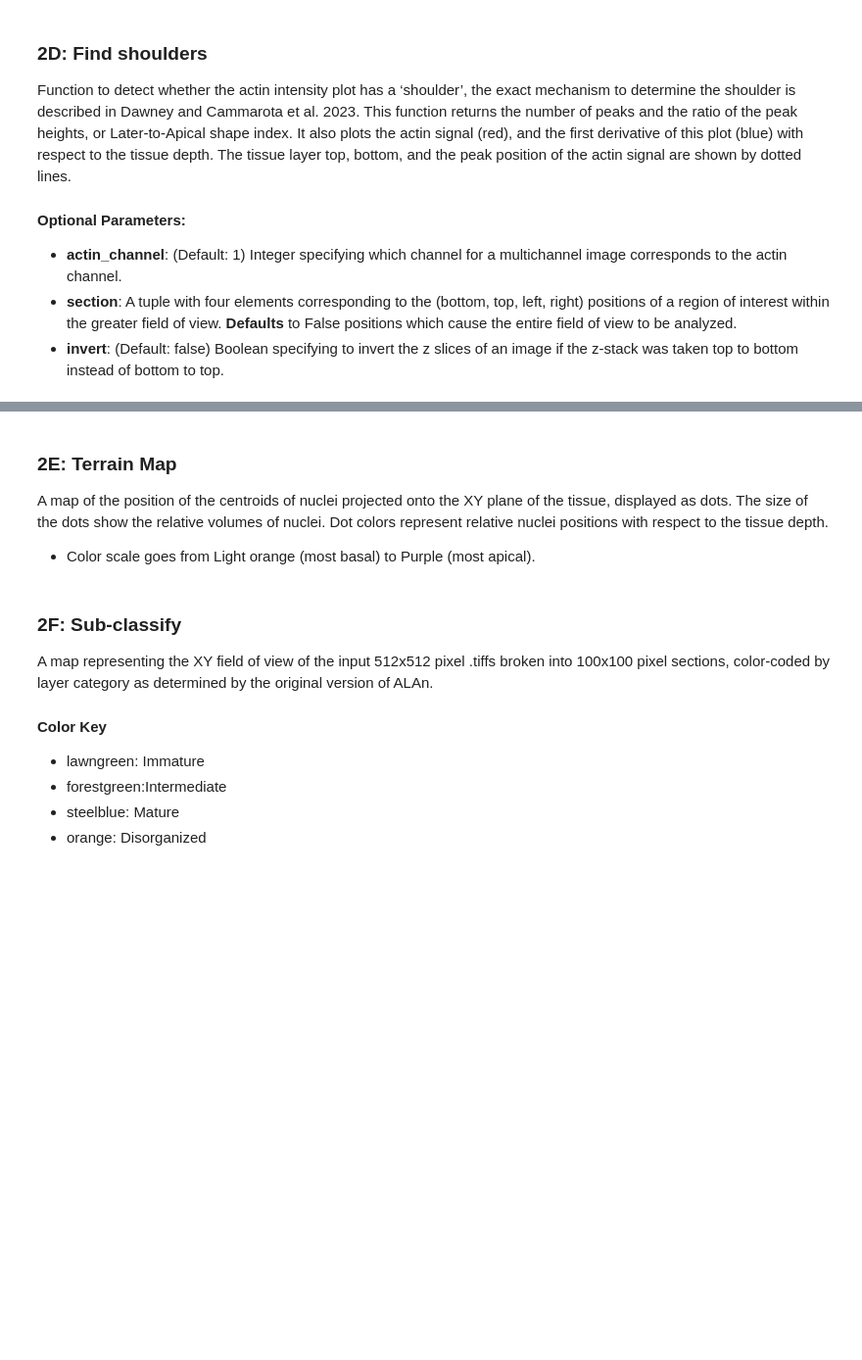
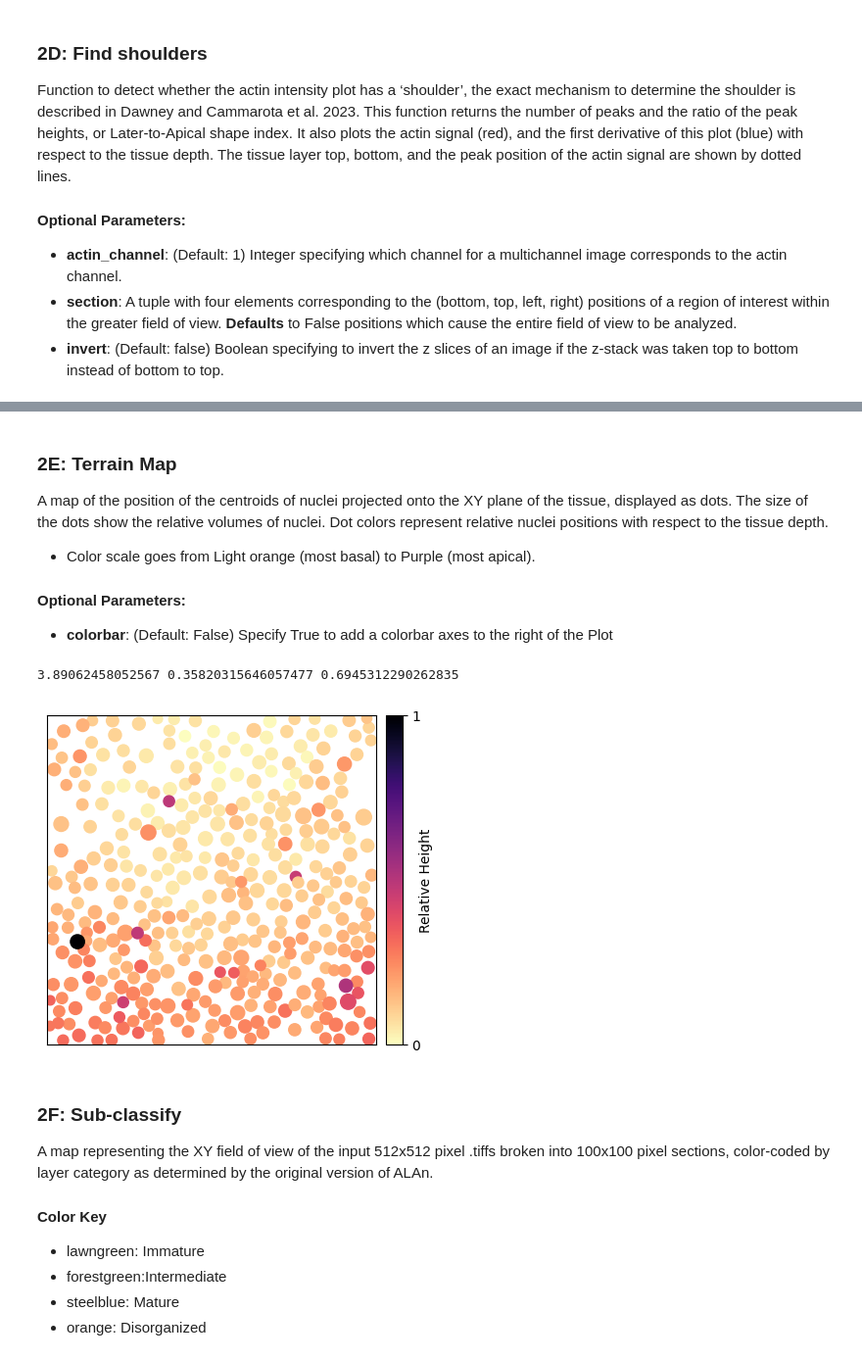
Before and after one commit to BachN523/ALAnTest, a Jupyter notebook: Test Build/ALAN_v3.X.ipynb, the cells around one changed output, grey strips where cells are left out. Shown: that part at 98% size. Cells and saved outputs as stored; diff of their text form; code cells hidden in the pictures; blank space fills up the shorter version.

Commit message:
Bugfixes and Graph QoL
Also

https://docs.google.com/presentation/d/1l1aJ0vHl1OaoMd4QB7C4HVweACi1S7uW_p2_Iz2zTKo/

```diff
--- a/Test Build/ALAN_v3.X.ipynb
+++ b/Test Build/ALAN_v3.X.ipynb
@@ -42,5 +45,5 @@ from ALAN_process import batch_process, parse
 ### 1.2: I/O Path
 This cell specifies the directories for the input path and retrieves from the data the images that will be analyzed, their corresponding names & DataFrames.
 # %%
-path = "/Users/Bach Nguyen/Desktop/Alan Inputs/Example data/"
+path = "Example data/"
 list_of_names, list_of_dfs, list_of_unshuffled_images = ALAN_process.parse(path)
@@ -110,8 +157,13 @@ find_shoulders(list_of_dfs[i], list_of_unshuffled_images[i], plot = True, actin_
 ### 2E: Terrain Map
 A map of the position of the centroids of nuclei projected onto the XY plane of the tissue, displayed as dots. The size of the dots show the relative volumes of nuclei. Dot colors represent relative nuclei positions with respect to the tissue depth.
 - Color scale goes from Light orange (most basal) to Purple (most apical).
+#### Optional Parameters:
+- **colorbar**: (Default: False) Specify True to add a colorbar axes to the right of the Plot
 # %%
-terrain_map(list_of_dfs[i], list_of_unshuffled_images[i], plot = True, color = 'magma_r', invert = False)
+terrain_map(list_of_dfs[i], list_of_unshuffled_images[i], plot = True, color = 'magma_r', invert = False, save_name = "TE", colorbar = True)
+# %% [output]
+3.89062458052567 0.35820315646057477 0.6945312290262835
+[figure, added]
 # %% [markdown]
 ### 2F: Sub-classify
 A map representing the XY field of view of the input 512x512 pixel .tiffs broken into 100x100 pixel sections, color-coded by layer category as determined by the original version of ALAn.
```
Also changed, not shown: parts of 11 cells of this notebook, 2 other files.
